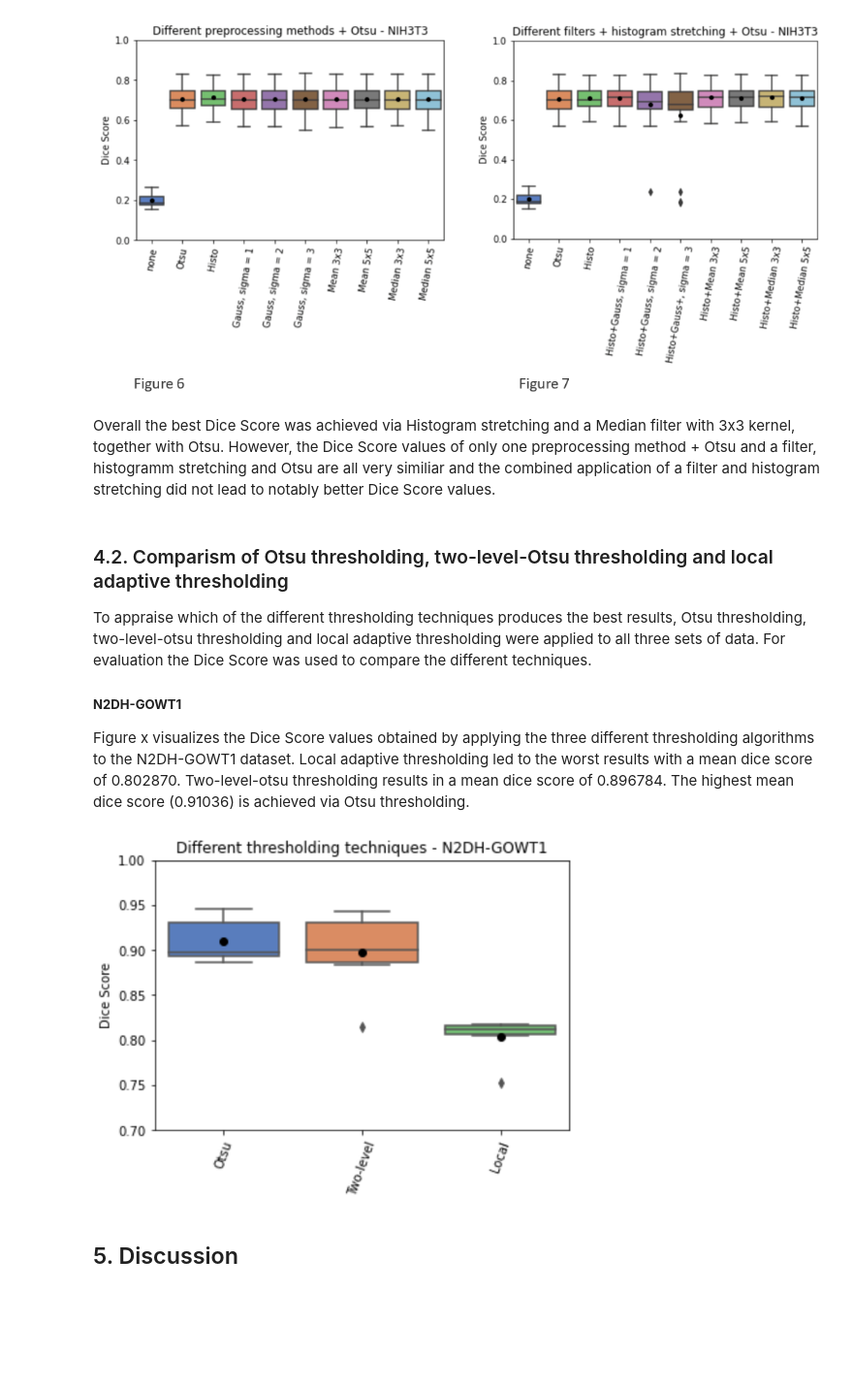
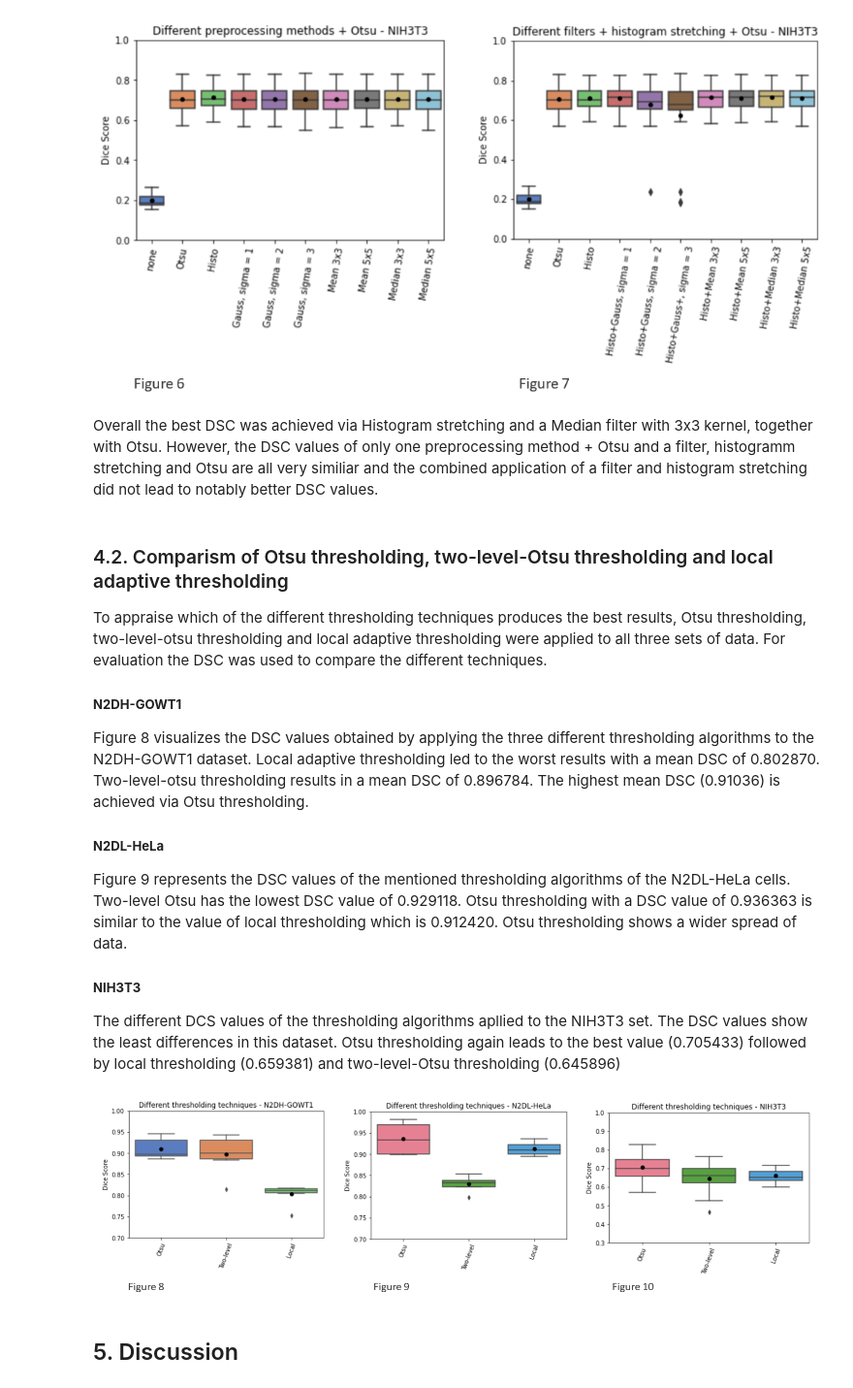
Before and after one commit to datascience-mobi-2023/topic01_team03, a Jupyter notebook: Report/AnfangReport.ipynb, the cells around one changed output. Shown: that part at 97% size. Drawn from its saved outputs; the diff is of its cells as text; code cells hidden in the pictures; blank space fills up the shorter version.

```diff
--- a/Report/AnfangReport.ipynb
+++ b/Report/AnfangReport.ipynb
@@ -157,18 +157,22 @@ Image('C:/Users/selig/topic01_team03/Plots/BilderPlots/NIH3T3/plots_NIH3T3.png',
 # %% [output]
 [figure]
 # %% [markdown]
-Overall the best Dice Score was achieved via Histogram stretching and a Median filter with 3x3 kernel, together with Otsu. However, the Dice Score values of only one preprocessing method + Otsu and a filter, histogramm stretching and Otsu are all very similiar and the combined application of a filter and histogram stretching did not lead to notably better Dice Score values.
+Overall the best DSC was achieved via Histogram stretching and a Median filter with 3x3 kernel, together with Otsu. However, the DSC values of only one preprocessing method + Otsu and a filter, histogramm stretching and Otsu are all very similiar and the combined application of a filter and histogram stretching did not lead to notably better DSC values.
 # %% [markdown]
 ### 4.2. Comparism of Otsu thresholding, two-level-Otsu thresholding and local adaptive thresholding
-To appraise which of the different thresholding techniques produces the best results, Otsu thresholding, two-level-otsu thresholding and local adaptive thresholding were applied to all three sets of data. For evaluation the Dice Score was used to compare the different techniques.
+To appraise which of the different thresholding techniques produces the best results, Otsu thresholding, two-level-otsu thresholding and local adaptive thresholding were applied to all three sets of data. For evaluation the DSC was used to compare the different techniques.
 ##### **N2DH-GOWT1**<br>
-Figure x visualizes the Dice Score values obtained by applying the three different thresholding algorithms to the N2DH-GOWT1 dataset. Local adaptive thresholding led to the worst results with a mean dice score of 0.802870. Two-level-otsu thresholding results in a mean dice score of 0.896784. The highest mean dice score (0.91036) is achieved via Otsu thresholding.
+Figure 8 visualizes the DSC values obtained by applying the three different thresholding algorithms to the N2DH-GOWT1 dataset. Local adaptive thresholding led to the worst results with a mean DSC of 0.802870. Two-level-otsu thresholding results in a mean DSC of 0.896784. The highest mean DSC (0.91036) is achieved via Otsu thresholding.
+##### **N2DL-HeLa**<br>
+Figure 9 represents the DSC values of the mentioned thresholding algorithms of the N2DL-HeLa cells. Two-level Otsu has the lowest DSC value of 0.929118. Otsu thresholding with a DSC value of 0.936363 is similar to the value of local thresholding which is 0.912420. Otsu thresholding shows a wider spread of data.
+##### **NIH3T3**<br>
+The different DCS values of the thresholding algorithms apllied to the NIH3T3 set. The DSC values show the least differences in this dataset. Otsu thresholding again leads to the best value (0.705433) followed by local thresholding (0.659381) and two-level-Otsu thresholding (0.645896)
 # %%
-# Figure x: Visualisation of the results achieved through different thresholding techniques applied to N2DH-GOWT1
+# Figure 8+9+10: Visualisation of the results achieved through different thresholding techniques applied to N2DH-GOWT1
 from IPython.display import Image
-Image('../Plots/BilderPlots/N2DH-GOWT1/plot_N2DH-GOWT1_thresholding.png',  width=500, height=300)
+Image('C:/Users/selig/topic01_team03/Plots/BilderPlots/thresholding_plots.png',  width=1350, height=300)
 # %% [output]
-[figure, old version]
+[figure, new version]
 # %% [markdown]
 ## 5. Discussion
 # %% [markdown]
```
Also changed, not shown: parts of 13 cells of this notebook, 4 other files.
